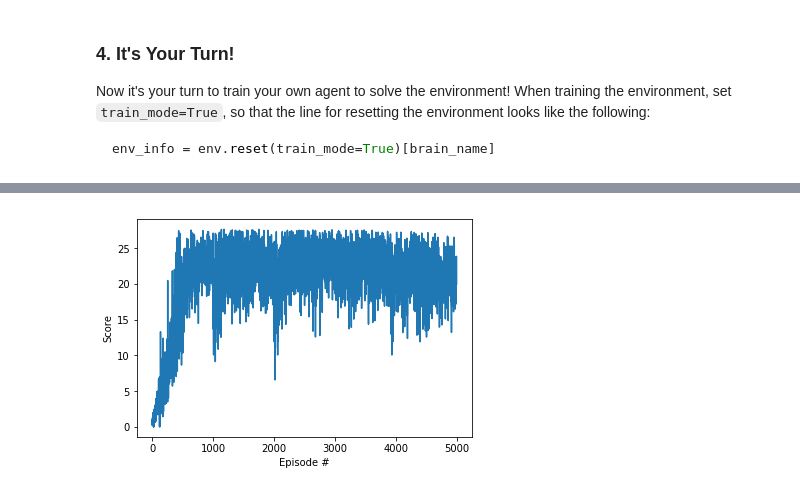
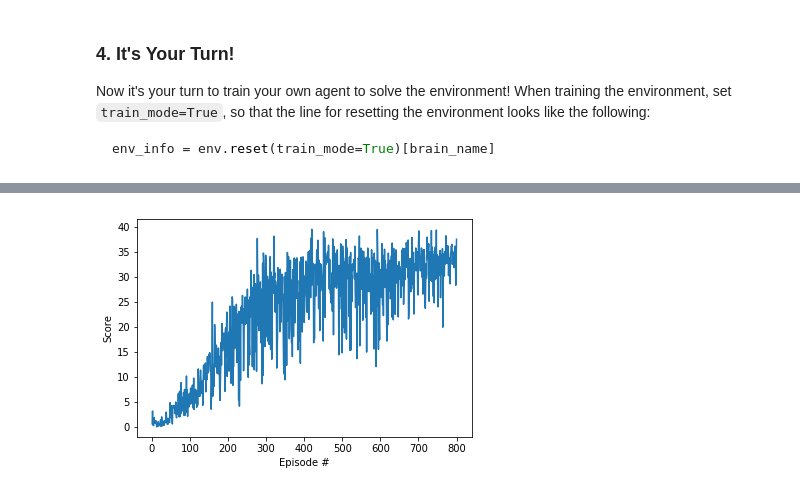
Before and after one commit to siyuzhou/dlnd_projects, a Jupyter notebook: project2-continous_control/Continuous_Control.ipynb, the cells around one changed output, grey strips where cells are left out. Cells and saved outputs as stored; diff of their text form; code cells hidden in the pictures.

```diff
--- a/project2-continous_control/Continuous_Control.ipynb
+++ b/project2-continous_control/Continuous_Control.ipynb
@@ -148,14 +149,15 @@ Episode 6000    Average Score: 22.17    Max Score: 27.54
 # %%
 import matplotlib.pyplot as plt
+import numpy as np
 %matplotlib inline
 
-scores = np.load("output/scores5000.npy")
+scores = np.load("output/scores800.npy")
 
 fig = plt.figure()
 ax = fig.add_subplot(111)
 plt.plot(np.arange(1, len(scores)+1), scores)
 plt.ylabel('Score')
 plt.xlabel('Episode #')
-plt.savefig('pictores/scores.png')
+plt.savefig('pictures/scores.png')
 # %% [output]
-[figure, old version]
+[figure, new version]
```
Also changed, not shown: parts of 6 cells of this notebook, 13 other files.
